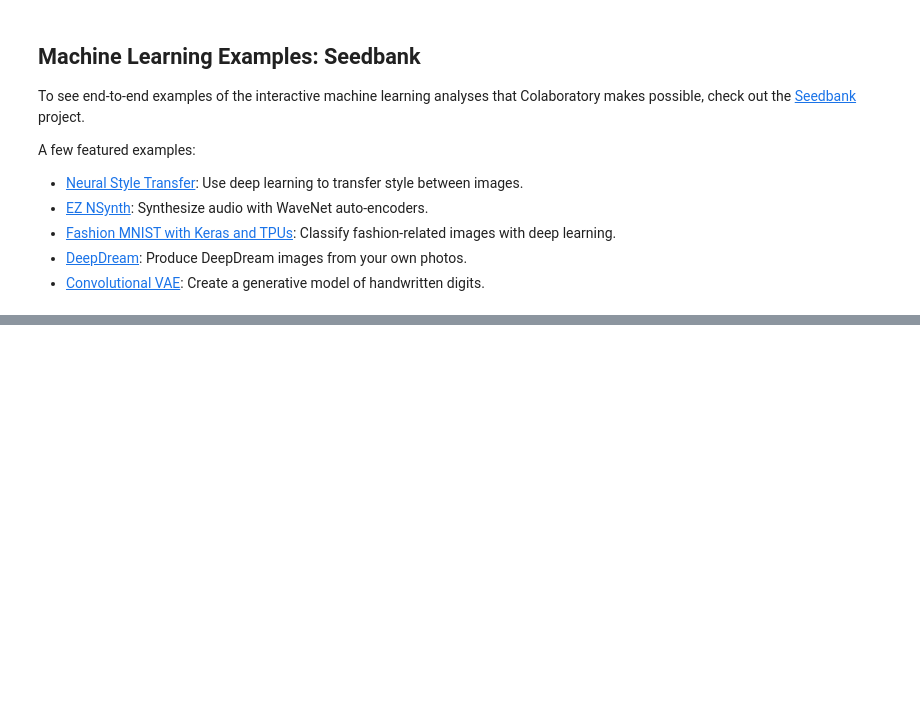
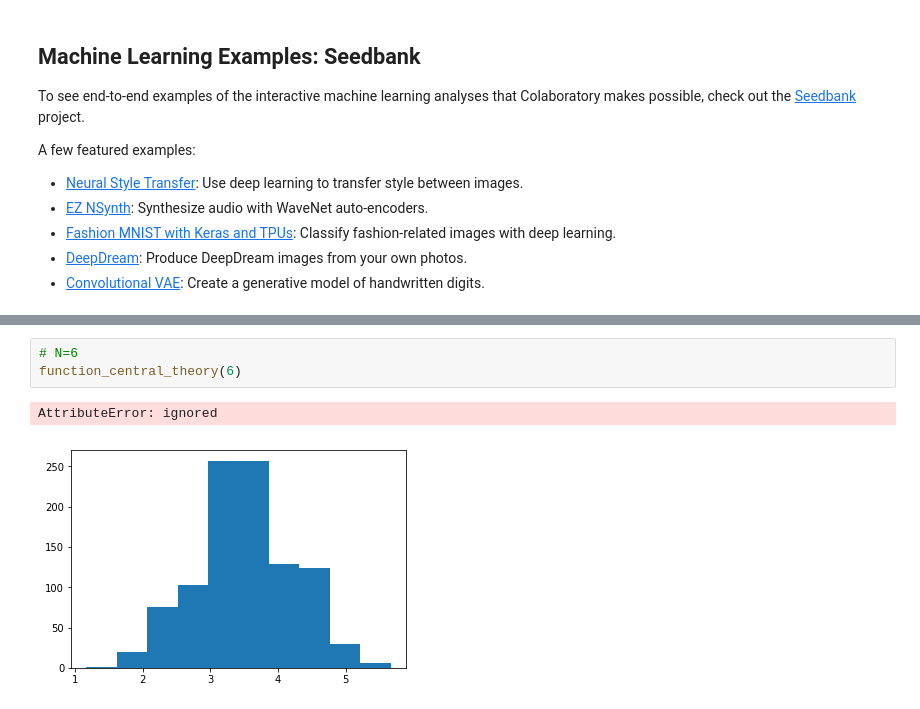
Before and after one commit to Toshi2013/HelloGit, a Jupyter notebook: Welcome_To_Colaboratory01.ipynb, the cells around one changed output, grey strips where cells are left out. Saved outputs shown, nothing was run; the diff lists cells and outputs as text; blank space fills up the shorter version.

```diff
--- a/Welcome_To_Colaboratory01.ipynb
+++ b/Welcome_To_Colaboratory01.ipynb
@@ -213,0 +277,6 @@ plt.grid(True)
+# %%
+# N=6
+function_central_theory(6)
+# %% [output]
+AttributeError: ignored
+[figure, added]
```
Also changed, not shown: parts of 10 cells of this notebook.
